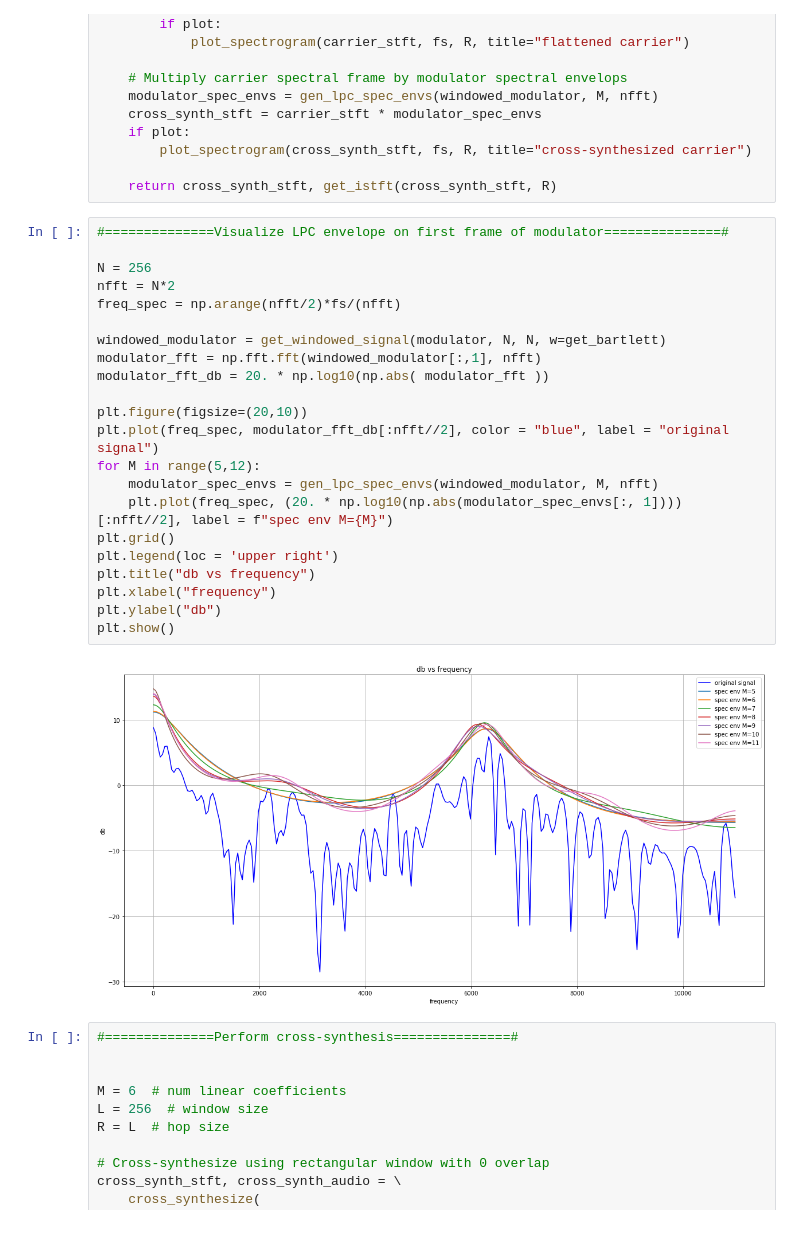
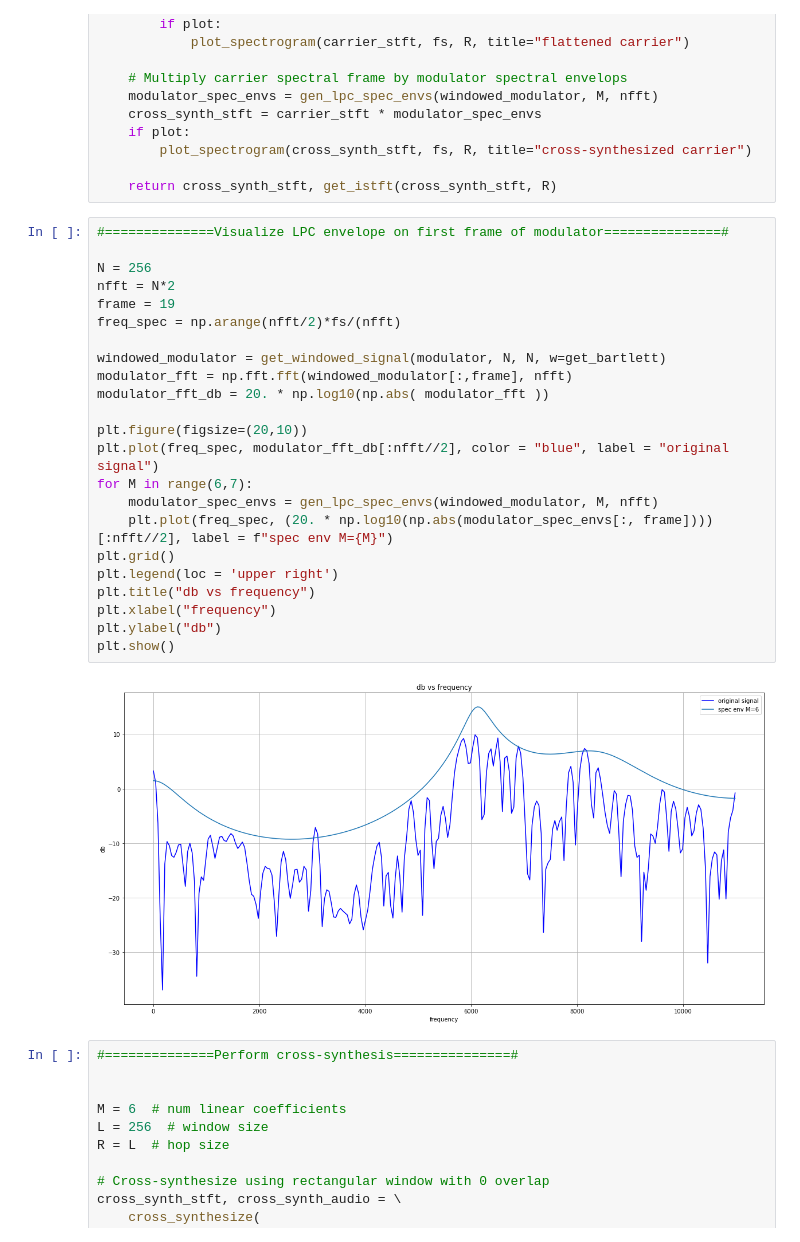
Before and after one commit to AndrewAday/cross-synthesis, a Jupyter notebook: LPC-cross-synthesis.ipynb, the cells around one changed output. Drawn from its saved outputs; the diff is of its cells as text.

```diff
--- a/LPC-cross-synthesis.ipynb
+++ b/LPC-cross-synthesis.ipynb
@@ -248,27 +248,28 @@ def cross_synthesize(fs, carrier, modulator, L, R, M, flatten=False, w=None, plo
 # %%
 #==============Visualize LPC envelope on first frame of modulator===============#
 
 N = 256
 nfft = N*2
+frame = 19
 freq_spec = np.arange(nfft/2)*fs/(nfft)
 
 windowed_modulator = get_windowed_signal(modulator, N, N, w=get_bartlett)
-modulator_fft = np.fft.fft(windowed_modulator[:,1], nfft)
+modulator_fft = np.fft.fft(windowed_modulator[:,frame], nfft)
 modulator_fft_db = 20. * np.log10(np.abs( modulator_fft ))
 
 plt.figure(figsize=(20,10))
 plt.plot(freq_spec, modulator_fft_db[:nfft//2], color = "blue", label = "original signal")
-for M in range(5,12):
+for M in range(6,7):
     modulator_spec_envs = gen_lpc_spec_envs(windowed_modulator, M, nfft)
-    plt.plot(freq_spec, (20. * np.log10(np.abs(modulator_spec_envs[:, 1])))[:nfft//2], label = f"spec env M={M}")
+    plt.plot(freq_spec, (20. * np.log10(np.abs(modulator_spec_envs[:, frame])))[:nfft//2], label = f"spec env M={M}")
 plt.grid()
 plt.legend(loc = 'upper right')
 plt.title("db vs frequency")
 plt.xlabel("frequency")
 plt.ylabel("db")
 plt.show()
 # %% [output]
-[figure, old version]
+[figure, new version]
 # %%
 #==============Perform cross-synthesis===============#
 
```
Also changed, not shown: 2 other files.
